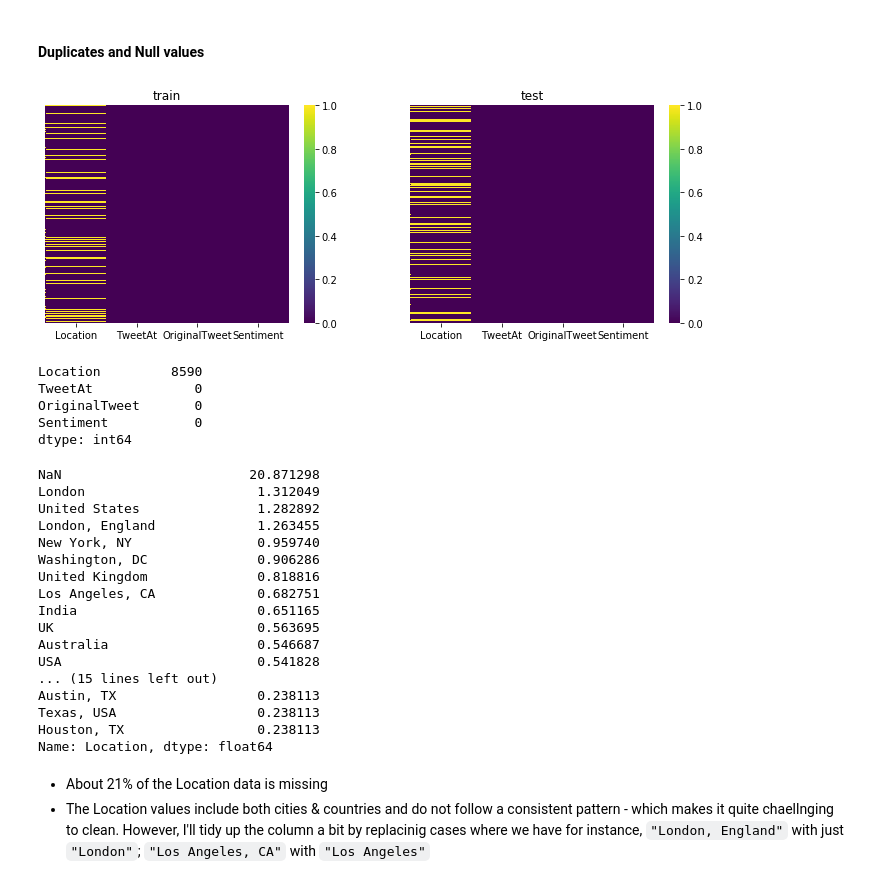
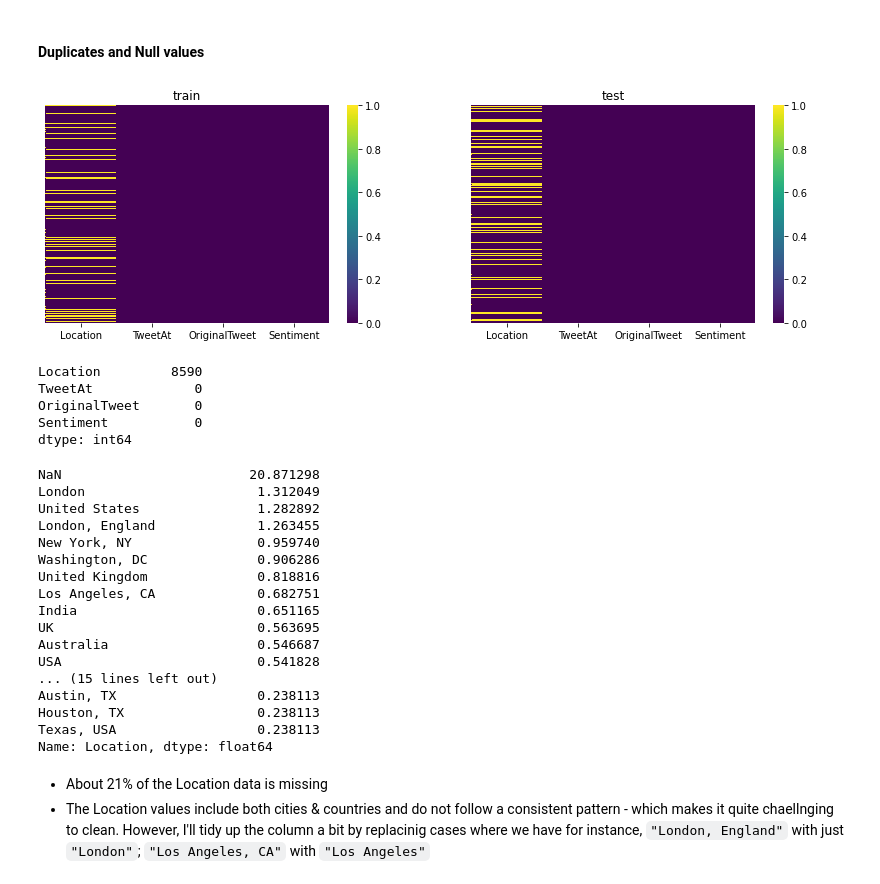
Before and after one commit to aayomide/iqube_covid19_nlp, a Jupyter notebook: iqube_covid19_nlp.ipynb, the cells around one changed output. Drawn from its saved outputs; the diff is of its cells as text; code cells hidden in the pictures.

```diff
--- a/iqube_covid19_nlp.ipynb
+++ b/iqube_covid19_nlp.ipynb
@@ -40,8 +54,8 @@ pd.options.display.max_rows = 300
 ## Understanding the Data
 # %%
 # load the datasets
-train = pd.read_csv("Corona_NLP_train.csv", encoding="latin-1")
-test = pd.read_csv("Corona_NLP_test.csv")
+train = pd.read_csv("../input/covid-19-nlp-text-classification/Corona_NLP_train.csv", encoding="latin-1")
+test = pd.read_csv("../input/covid-19-nlp-text-classification/Corona_NLP_test.csv")
 # %%
 train.head()
 # %% [output]
@@ -98,14 +112,14 @@ train.drop(['UserName', 'ScreenName'], axis=1, inplace=True)
 test.drop(['UserName', 'ScreenName'], axis=1, inplace=True)
 # %%
 # show columns with missing values
-plt.figure(figsize=(12,4))
+plt.figure(figsize=(14,4))
 for index, df in enumerate([train, test]):
     plt.subplot(1,2, index+1)
     sns.heatmap(df.isnull(), cmap='viridis', yticklabels= False).set_title('train' if index==0 else 'test')
 
 plt.show()
 # %% [output]
-[figure, old version]
+[figure, new version]
 # %%
 # check number of missing values
 print(train.isnull().sum())
@@ -133,8 +147,8 @@ Australia                   0.546687
 USA                         0.541828
 ... (15 lines left out)
 Austin, TX                  0.238113
+Houston, TX                 0.238113
 Texas, USA                  0.238113
-Houston, TX                 0.238113
 Name: Location, dtype: float64
 # %% [markdown]
 - About 21% of the Location data is missing
```
Also changed, not shown: parts of 12 cells of this notebook.
